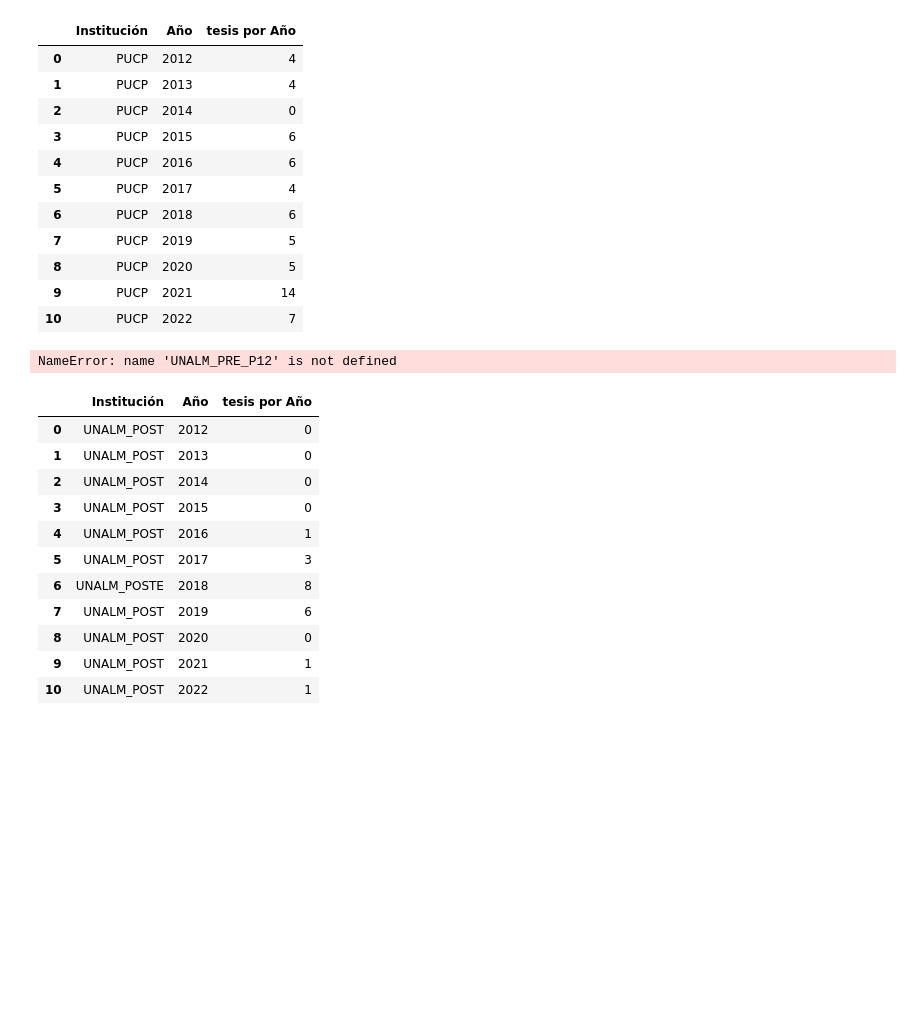
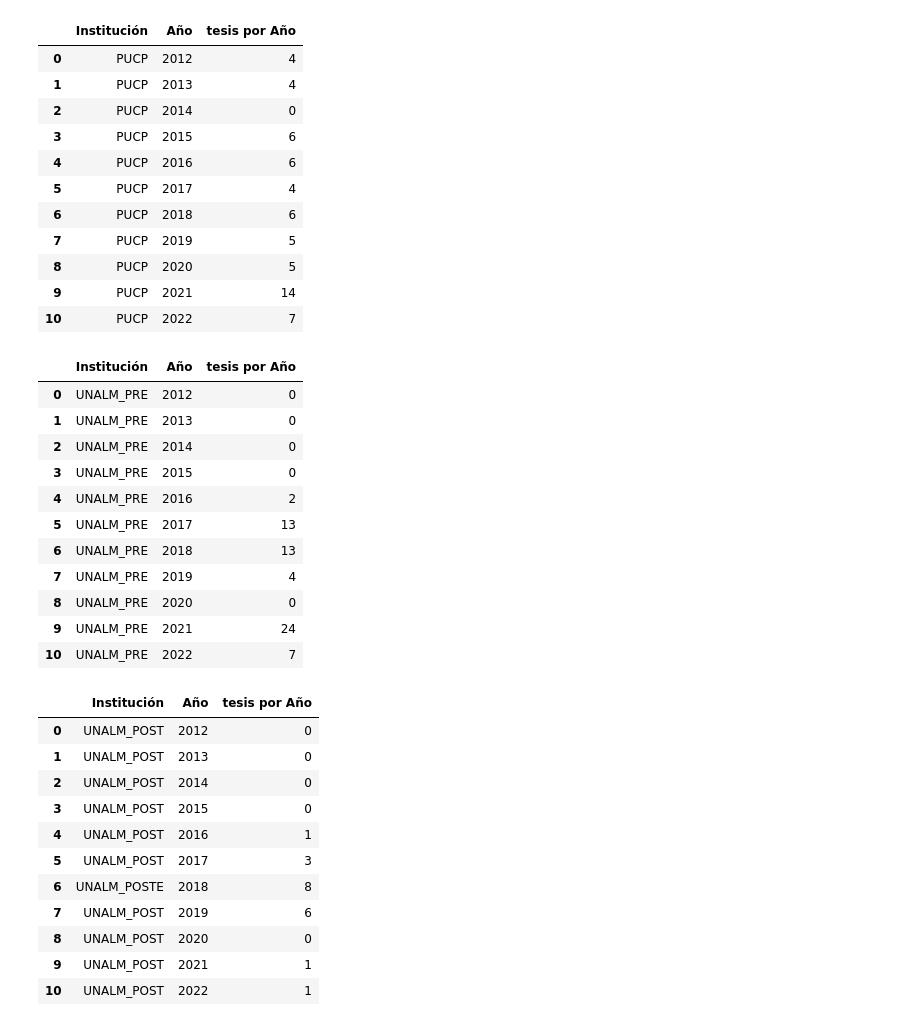
Before and after one commit to 20210826r/Trabajo_final, a Jupyter notebook: Estadisticos.ipynb, the cells around one changed output. Saved outputs shown, nothing was run; the diff lists cells and outputs as text; code cells hidden in the pictures; blank space fills up the shorter version.

```diff
--- a/Estadisticos.ipynb
+++ b/Estadisticos.ipynb
@@ -83,38 +83,38 @@ PUCP_F
 | 10 | PUCP | 2022 | 7 |
 # %%
 UNALM_PRE=DF.iloc[61:124, :]
-UNALM_PRE_P12 = len(UNALM_PRE.query("Año >= '2012-01-01' \
-                       and Año < '2012-12-31'"))
-UNALM_PRE_P13 = len(UNALM_PRE.query("Año >= '2013-01-01' \
-                       and Año < '2013-12-31'"))
-UNALM_PRE_P14 = len(UNALM_PRE.query("Año >= '2014-01-01' \
-                       and Año < '2014-12-31'"))
-UNALM_PRE_P15 = len(UNALM_PRE.query("Año >= '2015-01-01' \
-                       and Año < '2015-12-31'"))
-UNALM_PRE_P16 = len(UNALM_PRE.query("Año >= '2016-01-01' \
-                       and Año < '2016-12-31'"))
-UNALM_PRE_P17 = len(UNALM_PRE.query("Año >= '2017-01-01' \
-                       and Año < '2017-12-31'"))
-UNALM_PRE_P18 = len(UNALM_PRE.query("Año >= '2018-01-01' \
-                       and Año < '2018-12-31'"))
-UNALM_PRE_P19 = len(UNALM_PRE.query("Año >= '2019-01-01' \
-                       and Año < '2019-12-31'"))
-UNALM_PRE_P20 = len(UNALM_PRE.query("Año >= '2020-01-01' \
-                       and Año < '2020-12-31'"))
-UNALM_PRE_P21 = len(UNALM_PRE.query("Año >= '2021-01-01' \
-                       and Año < '2021-12-31'"))
-UNALM_PRE_P22 = len(UNALM_PRE.query("Año >= '2022-01-01' \
-                       and Año < '2022-12-31'"))
+UNALM_PRE_P12 = len(UNALM_PRE.query("Año =='2012'"))
+UNALM_PRE_P13 = len(UNALM_PRE.query("Año =='2013'"))
+UNALM_PRE_P14 = len(UNALM_PRE.query("Año =='2014'"))
+UNALM_PRE_P15 = len(UNALM_PRE.query("Año =='2015'"))
+UNALM_PRE_P16 = len(UNALM_PRE.query("Año =='2016'"))
+UNALM_PRE_P17 = len(UNALM_PRE.query("Año =='2017'"))
+UNALM_PRE_P18 = len(UNALM_PRE.query("Año =='2018'"))
+UNALM_PRE_P19 = len(UNALM_PRE.query("Año =='2019'"))
+UNALM_PRE_P20 = len(UNALM_PRE.query("Año =='2020'"))
+UNALM_PRE_P21 = len(UNALM_PRE.query("Año =='2021'"))
+UNALM_PRE_P22 = len(UNALM_PRE.query("Año =='2022'"))
 
 UNALM_PREF = pd.DataFrame({'Institución': ['UNALM_PRE', 'UNALM_PRE', 'UNALM_PRE','UNALM_PRE', 'UNALM_PRE', 'UNALM_PRE', 'UNALM_PRE','UNALM_PRE','UNALM_PRE','UNALM_PRE','UNALM_PRE'],
                        'Año': [2012, 2013, 2014,2015, 2016, 2017, 2018,2019,2020,2021,2022],
                    'tesis por Año' : [UNALM_PRE_P12, UNALM_PRE_P13, UNALM_PRE_P14,
                             UNALM_PRE_P15, UNALM_PRE_P16, UNALM_PRE_P17,
                             UNALM_PRE_P18, UNALM_PRE_P19, UNALM_PRE_P20,
                             UNALM_PRE_P21,UNALM_PRE_P22]})
 
 UNALM_PREF
 # %% [output]
-NameError: name 'UNALM_PRE_P12' is not defined
+|  | Institución | Año | tesis por Año |
+| 0 | UNALM_PRE | 2012 | 0 |
+| 1 | UNALM_PRE | 2013 | 0 |
+| 2 | UNALM_PRE | 2014 | 0 |
+| 3 | UNALM_PRE | 2015 | 0 |
+| 4 | UNALM_PRE | 2016 | 2 |
+| 5 | UNALM_PRE | 2017 | 13 |
+| 6 | UNALM_PRE | 2018 | 13 |
+| 7 | UNALM_PRE | 2019 | 4 |
+| 8 | UNALM_PRE | 2020 | 0 |
+| 9 | UNALM_PRE | 2021 | 24 |
+| 10 | UNALM_PRE | 2022 | 7 |
 # %%
 UNALM_POST=DF.iloc[124:, :]
```
Also changed, not shown: parts of 1 cell of this notebook.
